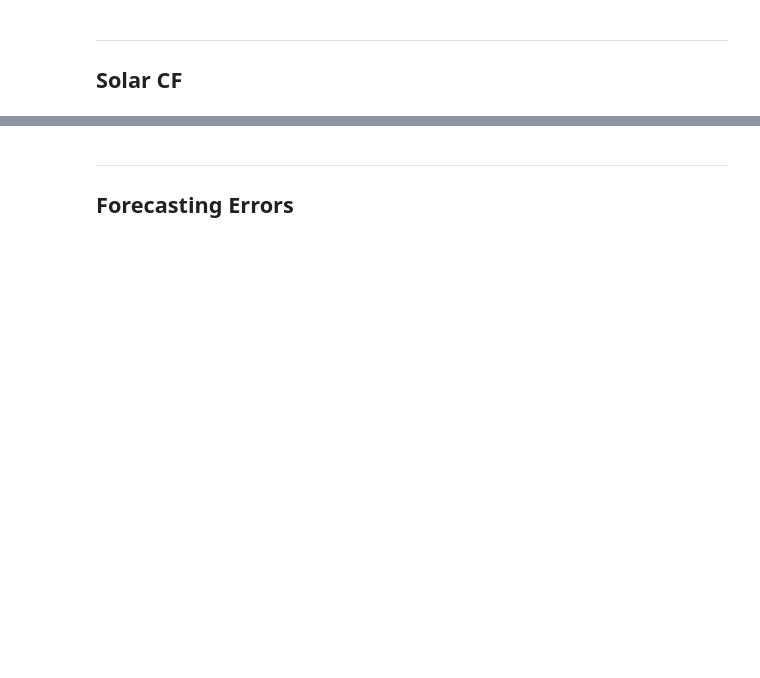
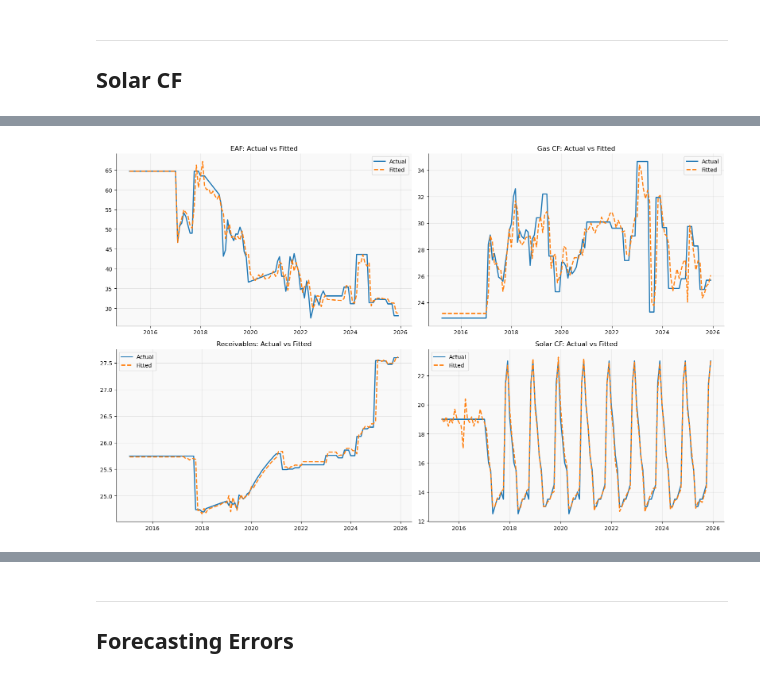
Before and after one commit to I-Sobe/nigeria-integrated-energy-model, a Jupyter notebook: integrated_gas_solar_model.ipynb, the cells around one changed output, grey strips where cells are left out. Cells and saved outputs as stored; diff of their text form; code cells hidden in the pictures; blank space fills up the shorter version.

```diff
--- a/integrated_gas_solar_model.ipynb
+++ b/integrated_gas_solar_model.ipynb
@@ -2110,0 +3299,77 @@ for name in final_models:
+# %%
+# ═══════════════════════════════════════════════════════════════
+# ACTUAL vs FITTED PLOTS
+# EAF, Gas CF, Receivables, Solar CF
+# ═══════════════════════════════════════════════════════════════
+
+import matplotlib.pyplot as plt
+
+# -------------------------------------------------------------
+# MODEL DEFINITIONS
+# -------------------------------------------------------------
+
+models = {
+    "EAF": (
+        df["eaf"],
+        eaf_final_model.fittedvalues
+    ),
+
+    "Gas CF": (
+        df["gas_cf"],
+        gcf_final_model.fittedvalues
+    ),
+
+    "Receivables": (
+        df["ln_receivables"],
+        recv_final.fittedvalues
+    ),
+
+    "Solar CF": (
+        df["solar_cf"],
+        solar_ardl_seasonal.fittedvalues
+    )
+}
+
+# -------------------------------------------------------------
+# PLOT
+# -------------------------------------------------------------
+
+fig, axes = plt.subplots(
+    2,
+    2,
+    figsize=(16,10)
+)
+
+axes = axes.flatten()
+
+for ax, (name, (actual, fitted)) in zip(axes, models.items()):
+
+    # align indices
+    common_idx = actual.index.intersection(fitted.index)
+
+    actual_aligned = actual.loc[common_idx]
+    fitted_aligned = fitted.loc[common_idx]
+
+    ax.plot(
+        actual_aligned.index,
+        actual_aligned,
+        label="Actual",
+        linewidth=2
+    )
+
+    ax.plot(
+        fitted_aligned.index,
+        fitted_aligned,
+        label="Fitted",
+        linewidth=2,
+        linestyle="--"
+    )
+
+    ax.set_title(f"{name}: Actual vs Fitted")
+    ax.legend()
+    ax.grid(True, alpha=0.3)
+
+plt.tight_layout()
+plt.show()
+# %% [output]
+[figure, added]
```
Also changed, not shown: parts of 103 cells of this notebook.
